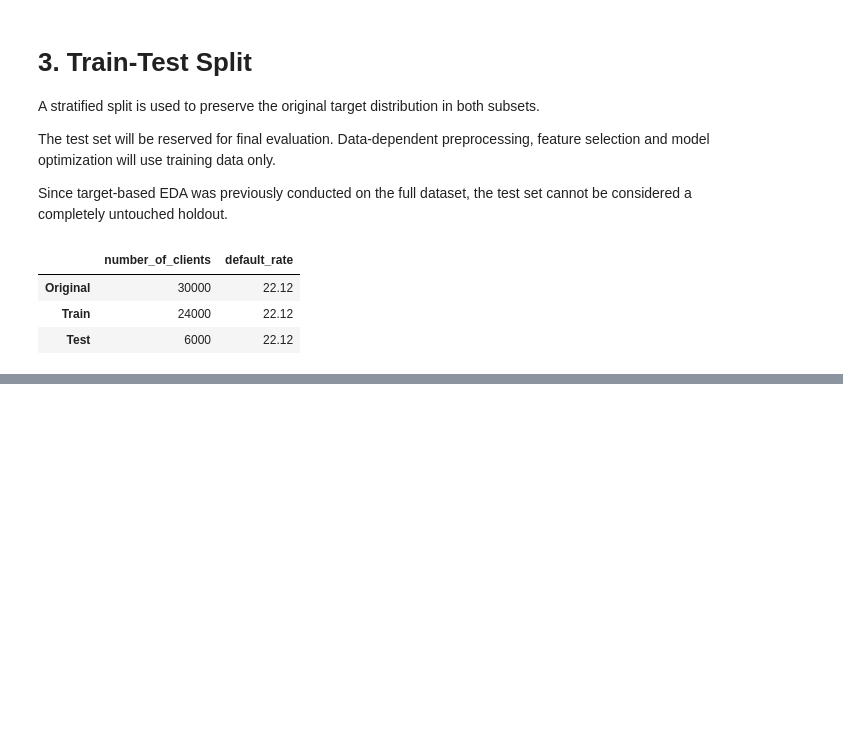
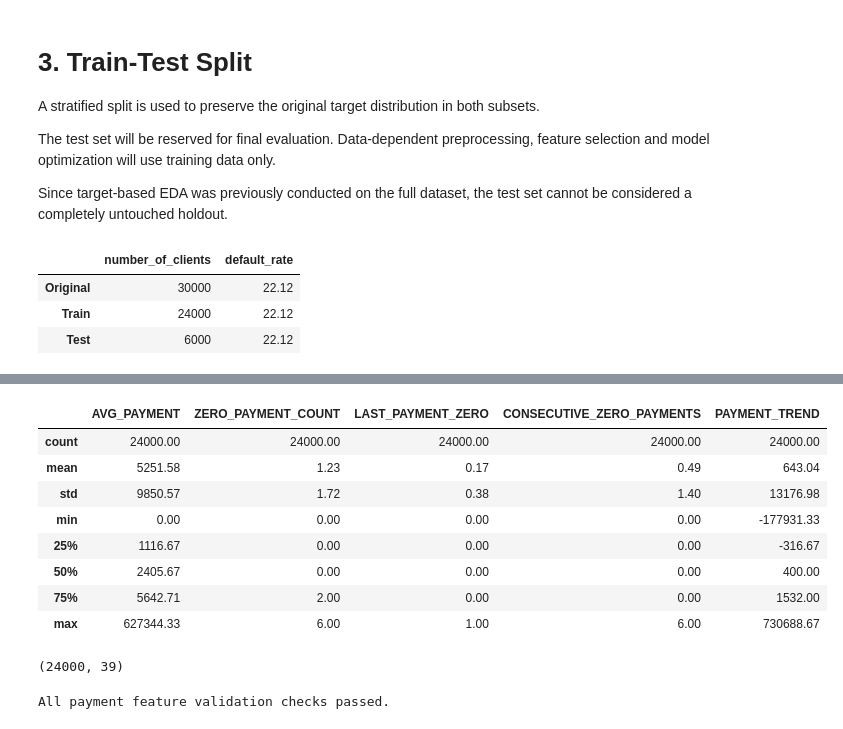
Before and after one commit to rafaelpd887/credit-pd, a Jupyter notebook: notebooks/03_feature_engineering.ipynb, the cells around one changed output, grey strips where cells are left out. Cells and saved outputs as stored; diff of their text form; code cells hidden in the pictures; blank space fills up the shorter version.

```diff
--- a/notebooks/03_feature_engineering.ipynb
+++ b/notebooks/03_feature_engineering.ipynb
@@ -103,0 +1135,50 @@ display(split_summary.round(2))
+# %%
+X_train_fe = add_payment_features(X_train_fe)
+
+payment_features = [
+    "AVG_PAYMENT",
+    "ZERO_PAYMENT_COUNT",
+    "LAST_PAYMENT_ZERO",
+    "CONSECUTIVE_ZERO_PAYMENTS",
+    "PAYMENT_TREND"
+]
+
+display(X_train_fe[payment_features].describe().round(2))
+
+print(X_train_fe.shape)
+# %% [output]
+|  | AVG_PAYMENT | ZERO_PAYMENT_COUNT | LAST_PAYMENT_ZERO | CONSECUTIVE_ZERO_PAYMENTS | PAYMENT_TREND |
+| count | 24000.00 | 24000.00 | 24000.00 | 24000.00 | 24000.00 |
+| mean | 5251.58 | 1.23 | 0.17 | 0.49 | 643.04 |
+| std | 9850.57 | 1.72 | 0.38 | 1.40 | 13176.98 |
+| min | 0.00 | 0.00 | 0.00 | 0.00 | -177931.33 |
+| 25% | 1116.67 | 0.00 | 0.00 | 0.00 | -316.67 |
+| 50% | 2405.67 | 0.00 | 0.00 | 0.00 | 400.00 |
+| 75% | 5642.71 | 2.00 | 0.00 | 0.00 | 1532.00 |
+| max | 627344.33 | 6.00 | 1.00 | 6.00 | 730688.67 |
+(24000, 39)
+# %%
+# Validate engineered payment features
+assert np.isfinite(X_train_fe[payment_features]).all().all()
+
+assert (X_train_fe["AVG_PAYMENT"] >= 0).all()
+
+assert X_train_fe["ZERO_PAYMENT_COUNT"].between(0, 6).all()
+
+assert X_train_fe["LAST_PAYMENT_ZERO"].isin([0, 1]).all()
+
+assert X_train_fe["CONSECUTIVE_ZERO_PAYMENTS"].between(0, 6).all()
+
+assert (
+    X_train_fe["CONSECUTIVE_ZERO_PAYMENTS"]
+    <= X_train_fe["ZERO_PAYMENT_COUNT"]
+).all()
+
+assert (
+    X_train_fe["LAST_PAYMENT_ZERO"]
+    == (X_train_fe["CONSECUTIVE_ZERO_PAYMENTS"] > 0).astype(int)
+).all()
+
+print("All payment feature validation checks passed.")
+# %% [output]
+All payment feature validation checks passed.
```
Also changed, not shown: parts of 37 cells of this notebook, 3 other files.
